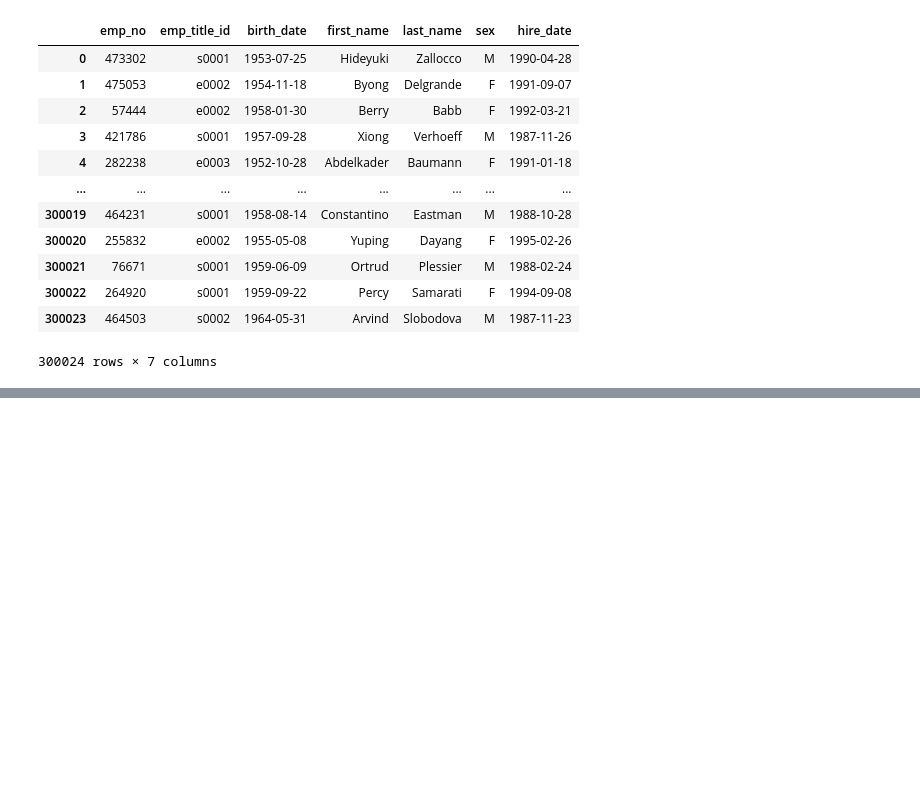
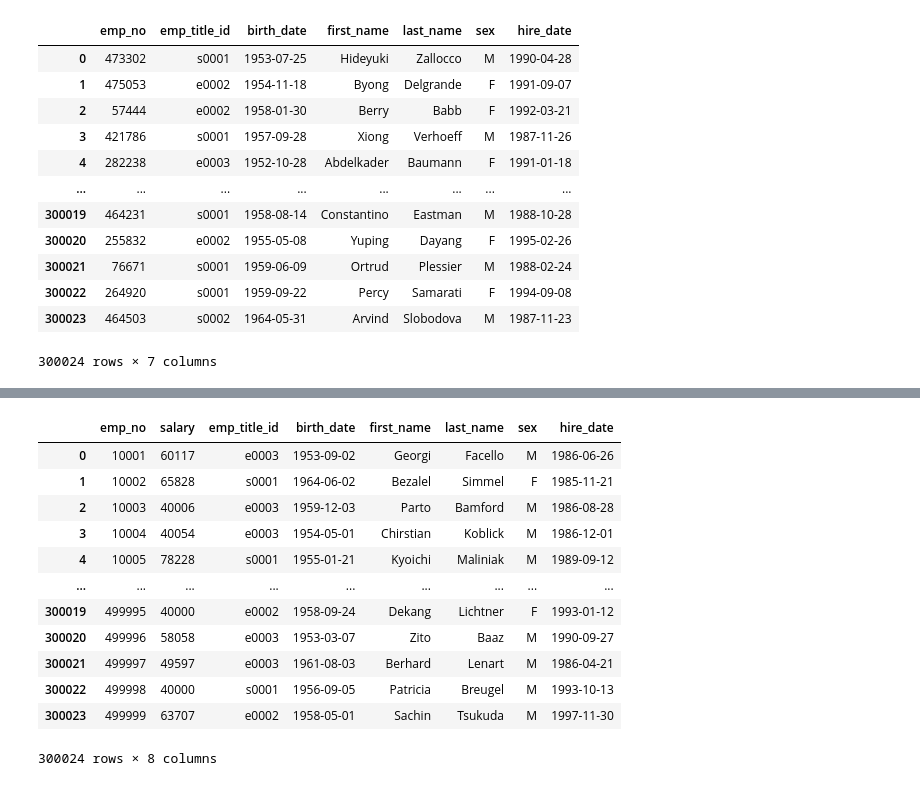
Before and after one commit to SanaRogers/sql-challenge, a Jupyter notebook: Untitled.ipynb, the cells around one changed output, grey strips where cells are left out. Saved outputs shown, nothing was run; the diff lists cells and outputs as text; code cells hidden in the pictures; blank space fills up the shorter version.

```diff
--- a/Untitled.ipynb
+++ b/Untitled.ipynb
@@ -26,0 +46,17 @@ employees
+# %%
+merged_df = pd.merge(salaries,employees, on = ["emp_no"])
+merged_df
+# %% [output]
+|  | emp_no | salary | emp_title_id | birth_date | first_name | last_name | sex | hire_date |
+| 0 | 10001 | 60117 | e0003 | 1953-09-02 | Georgi | Facello | M | 1986-06-26 |
+| 1 | 10002 | 65828 | s0001 | 1964-06-02 | Bezalel | Simmel | F | 1985-11-21 |
+| 2 | 10003 | 40006 | e0003 | 1959-12-03 | Parto | Bamford | M | 1986-08-28 |
+| 3 | 10004 | 40054 | e0003 | 1954-05-01 | Chirstian | Koblick | M | 1986-12-01 |
+| 4 | 10005 | 78228 | s0001 | 1955-01-21 | Kyoichi | Maliniak | M | 1989-09-12 |
+| ... | ... | ... | ... | ... | ... | ... | ... | ... |
+| 300019 | 499995 | 40000 | e0002 | 1958-09-24 | Dekang | Lichtner | F | 1993-01-12 |
+| 300020 | 499996 | 58058 | e0003 | 1953-03-07 | Zito | Baaz | M | 1990-09-27 |
+| 300021 | 499997 | 49597 | e0003 | 1961-08-03 | Berhard | Lenart | M | 1986-04-21 |
+| 300022 | 499998 | 40000 | s0001 | 1956-09-05 | Patricia | Breugel | M | 1993-10-13 |
+| 300023 | 499999 | 63707 | e0002 | 1958-05-01 | Sachin | Tsukuda | M | 1997-11-30 |
+300024 rows × 8 columns
```
Also changed, not shown: parts of 8 cells of this notebook.
